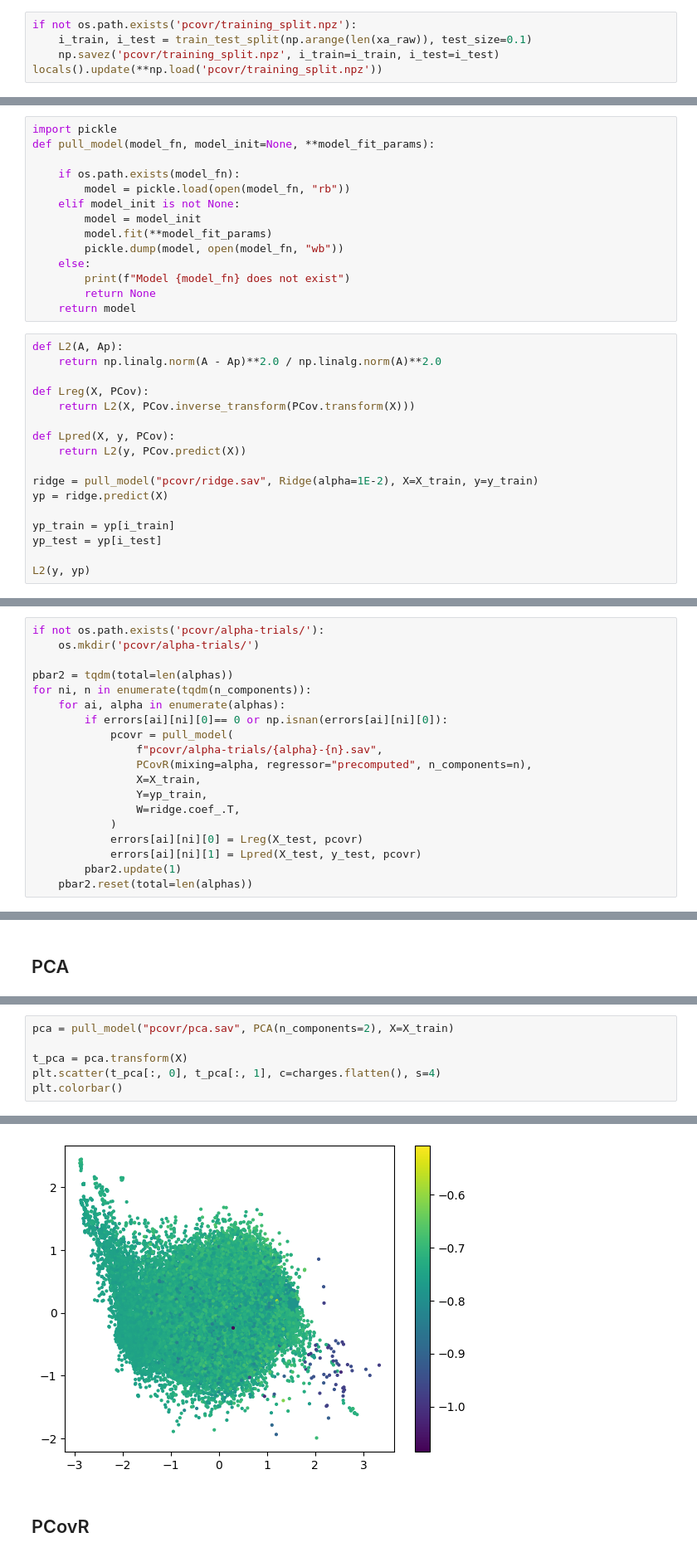
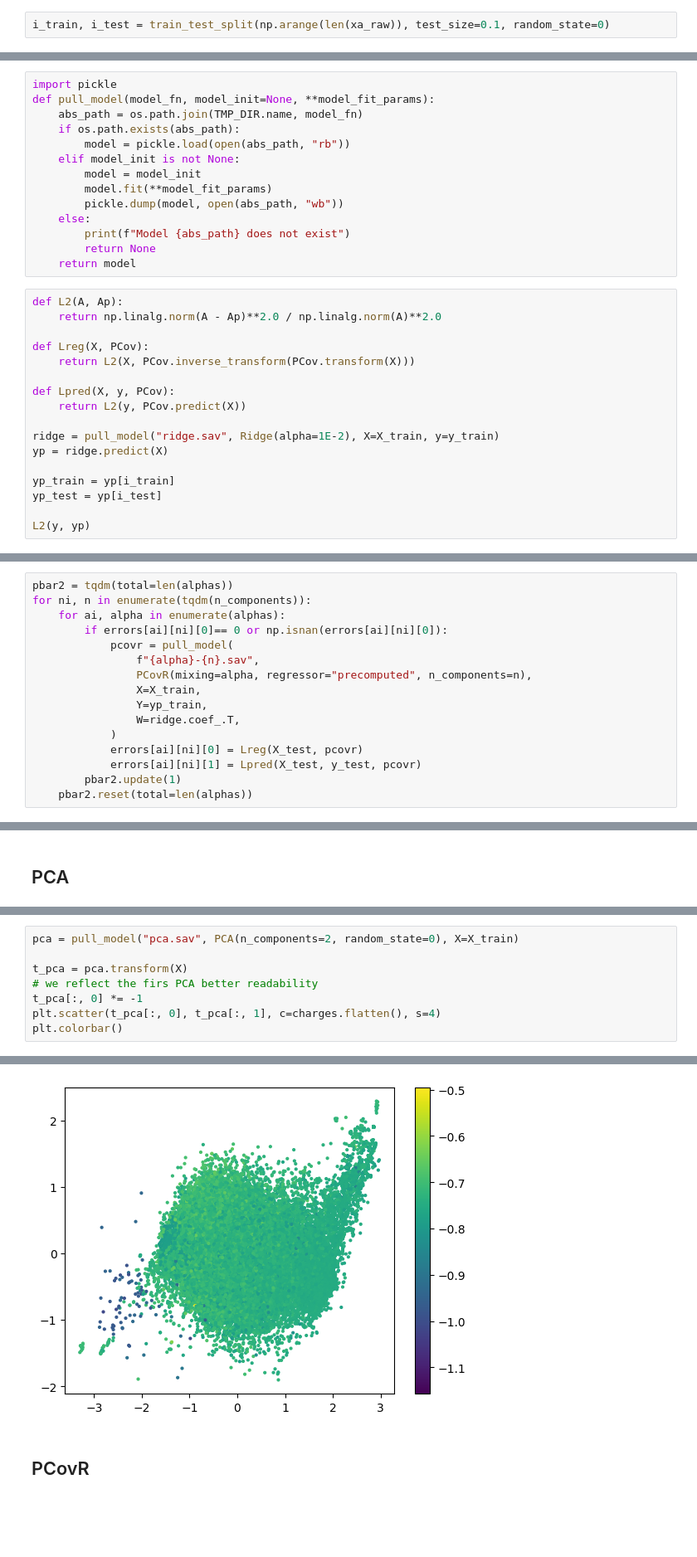
Before and after one commit to victorprincipe/skmatter-ore, a Jupyter notebook: paper/PCovR Charge Model.ipynb, the cells around one changed output, grey strips where cells are left out. Shown at 83% size. Cells and saved outputs as stored; diff of their text form; blank space fills up the shorter version.

```diff
--- a/paper/PCovR Charge Model.ipynb
+++ b/paper/PCovR Charge Model.ipynb
@@ -259,8 +226,5 @@ xa_raw = manager.get_features(soap)
 # %%
-if not os.path.exists('pcovr/training_split.npz'):
-    i_train, i_test = train_test_split(np.arange(len(xa_raw)), test_size=0.1)
-    np.savez('pcovr/training_split.npz', i_train=i_train, i_test=i_test)
-locals().update(**np.load('pcovr/training_split.npz'))
+i_train, i_test = train_test_split(np.arange(len(xa_raw)), test_size=0.1, random_state=0)
 # %%
 X_raw = xa_raw.copy()
 x_scaler = StandardFlexibleScaler(column_wise=False).fit(X_raw[i_train])
@@ -282,15 +246,15 @@ y.shape
 # %%
 import pickle
 def pull_model(model_fn, model_init=None, **model_fit_params):
-
-    if os.path.exists(model_fn):
-        model = pickle.load(open(model_fn, "rb"))
+    abs_path = os.path.join(TMP_DIR.name, model_fn)
+    if os.path.exists(abs_path):
+        model = pickle.load(open(abs_path, "rb"))
     elif model_init is not None:
         model = model_init
         model.fit(**model_fit_params)
-        pickle.dump(model, open(model_fn, "wb"))
+        pickle.dump(model, open(abs_path, "wb"))
     else:
-        print(f"Model {model_fn} does not exist")
+        print(f"Model {abs_path} does not exist")
         return None
     return model
 # %%
@@ -303,7 +267,7 @@ def Lreg(X, PCov):
 def Lpred(X, y, PCov):
     return L2(y, PCov.predict(X))
 
-ridge = pull_model("pcovr/ridge.sav", Ridge(alpha=1E-2), X=X_train, y=y_train)
+ridge = pull_model("ridge.sav", Ridge(alpha=1E-2), X=X_train, y=y_train)
 yp = ridge.predict(X)
 
 yp_train = yp[i_train]
@@ -335,15 +299,12 @@ array([0.000e+00, 1.000e-04, 1.000e-03, 1.000e-02, 2.000e-02, 4.000e-02,
        9.400e-01, 9.600e-01, 9.800e-01, 9.900e-01, 9.990e-01, 9.999e-01,
        1.000e+00])
 # %%
-if not os.path.exists('pcovr/alpha-trials/'):
-    os.mkdir('pcovr/alpha-trials/')
-
 pbar2 = tqdm(total=len(alphas))
 for ni, n in enumerate(tqdm(n_components)):
     for ai, alpha in enumerate(alphas):
         if errors[ai][ni][0]== 0 or np.isnan(errors[ai][ni][0]):
             pcovr = pull_model(
-                f"pcovr/alpha-trials/{alpha}-{n}.sav",
+                f"{alpha}-{n}.sav",
                 PCovR(mixing=alpha, regressor="precomputed", n_components=n),
                 X=X_train,
                 Y=yp_train,
@@ -528,12 +489,14 @@ max(highlighted_env), len(charges)
 # %%
-pca = pull_model("pcovr/pca.sav", PCA(n_components=2), X=X_train)
+pca = pull_model("pca.sav", PCA(n_components=2, random_state=0), X=X_train)
 
 t_pca = pca.transform(X)
+# we reflect the firs PCA better readability
+t_pca[:, 0] *= -1
 plt.scatter(t_pca[:, 0], t_pca[:, 1], c=charges.flatten(), s=4)
 plt.colorbar()
 # %% [output]
 <matplotlib.colorbar.Colorbar at 0x...>
-[figure, old version]
+[figure, new version]
 # %% [markdown]
 ## PCovR
 # %%
```
Also changed, not shown: parts of 41 cells of this notebook, 41 other files.
